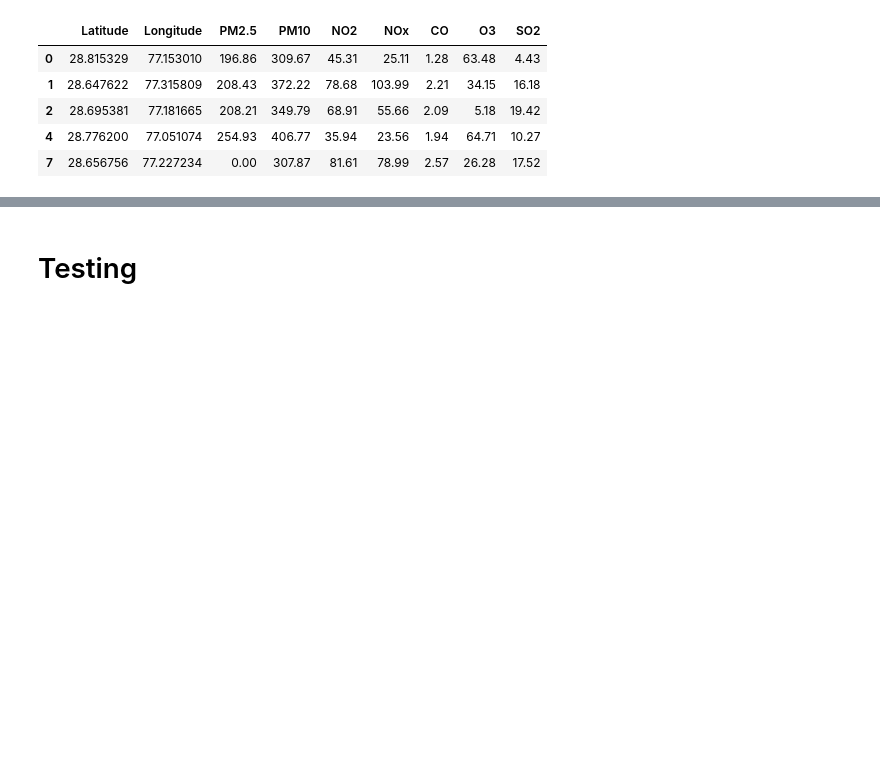
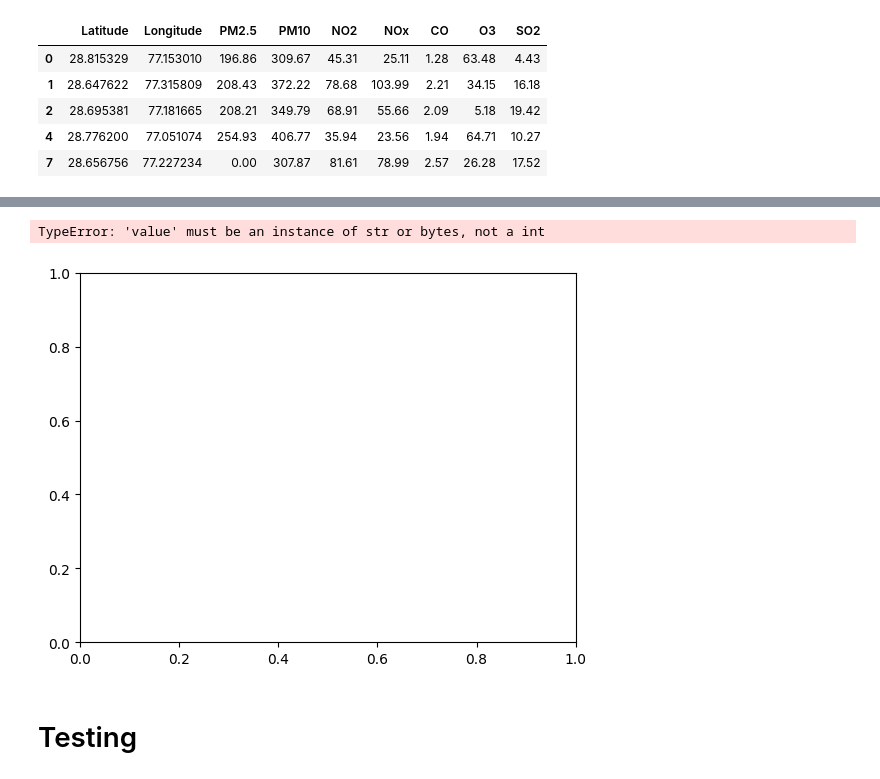
Before and after one commit to MaazSiddiqi/ds3k-project, a Jupyter notebook: group.ipynb, the cells around one changed output, grey strips where cells are left out. Drawn from its saved outputs; the diff is of its cells as text; code cells hidden in the pictures; blank space fills up the shorter version.

```diff
--- a/group.ipynb
+++ b/group.ipynb
@@ -33,19 +34,24 @@ df.head()
 | 4 | 28.776200 | 77.051074 | 254.93 | 406.77 | 35.94 | 23.56 | 1.94 | 64.71 | 10.27 |
 | 7 | 28.656756 | 77.227234 | 0.00 | 307.87 | 81.61 | 78.99 | 2.57 | 26.28 | 17.52 |
 # %%
-def seperate_dataset(data):
-  target = 'NO2'
-  X = data.drop(target, axis='columns')
+def seperate_dataset(data, target):
+  X = data[['Latitude', 'Longitude']]
   y = data[target].values
 
-  print(X.head())
+  # print(X.head())
+  # print(y)
 
   return X, y
 
-# df = normalize(df)
-X, y = seperate_dataset(df)
-test_size = 0.2
+datasets = {}
 
-# # Splitting code here
-xtrain, xtest, ytrain, ytest = train_test_split(X, y, test_size=test_size)
+for target in df.columns[2:]:
+  X, y = seperate_dataset(df, target)
+  test_size = 0.2
+
+  # Splitting code here
+  xtrain, xtest, ytrain, ytest = train_test_split(X, y, test_size=test_size)
+  datasets[target] = (xtrain, xtest, ytrain, ytest)
+
+print(datasets)
 # %% [output]
@@ -101,12 +136,18 @@ print(yhat)
 # %%
-def plot_model(model):
-  xscatter = xtest.male
-  yscatter = ytest
+# def plot_model(model):
+#   xscatter = xtest.male
+#   yscatter = ytest
 
-  # xscatter, yscatter, xline, yline1, yline2 must all be 1D arrays
-  # ax = sns.scatterplot(x=xscatter,y=yscatter,alpha=0.2) #Plot data
-  # sns.lineplot(x=xline,y=yline_label) # Plot line indicating label
-  # sns.lineplot(x=xline,y=yline_prob) # Plot line indicating probability
+#   # xscatter, yscatter, xline, yline1, yline2 must all be 1D arrays
+#   ax = sns.scatterplot(x=xscatter,y=yscatter,alpha=0.2) #Plot data
+#   sns.lineplot(x=xline,y=yline_label) # Plot line indicating label
+#   # sns.lineplot(x=xline,y=yline_prob) # Plot line indicating probability
+
+ax = sns.scatterplot(x=xtrain.Latitude,y=ytrain,alpha=0.2) #Plot data
+sns.lineplot(x=xtest.Latitude,y=model.predict(xtest), color='red')
+# %% [output]
+TypeError: 'value' must be an instance of str or bytes, not a int
+[figure, added]
 # %% [markdown]
 # Testing
 # %%
```
Also changed, not shown: parts of 5 cells of this notebook, 1 other file.
